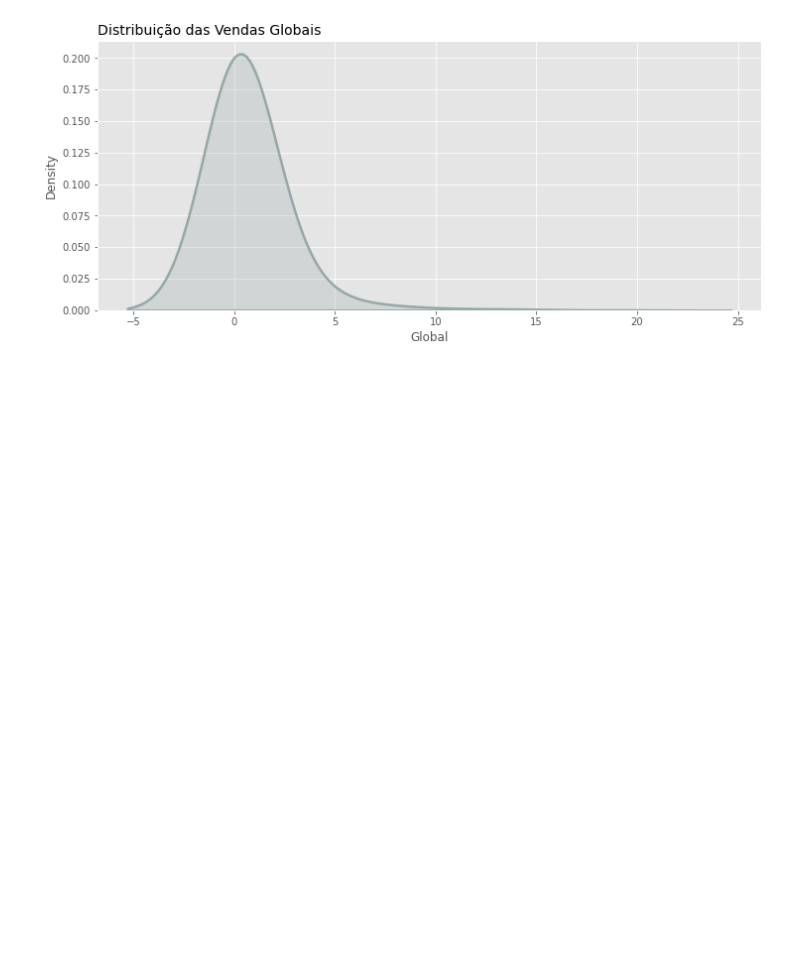
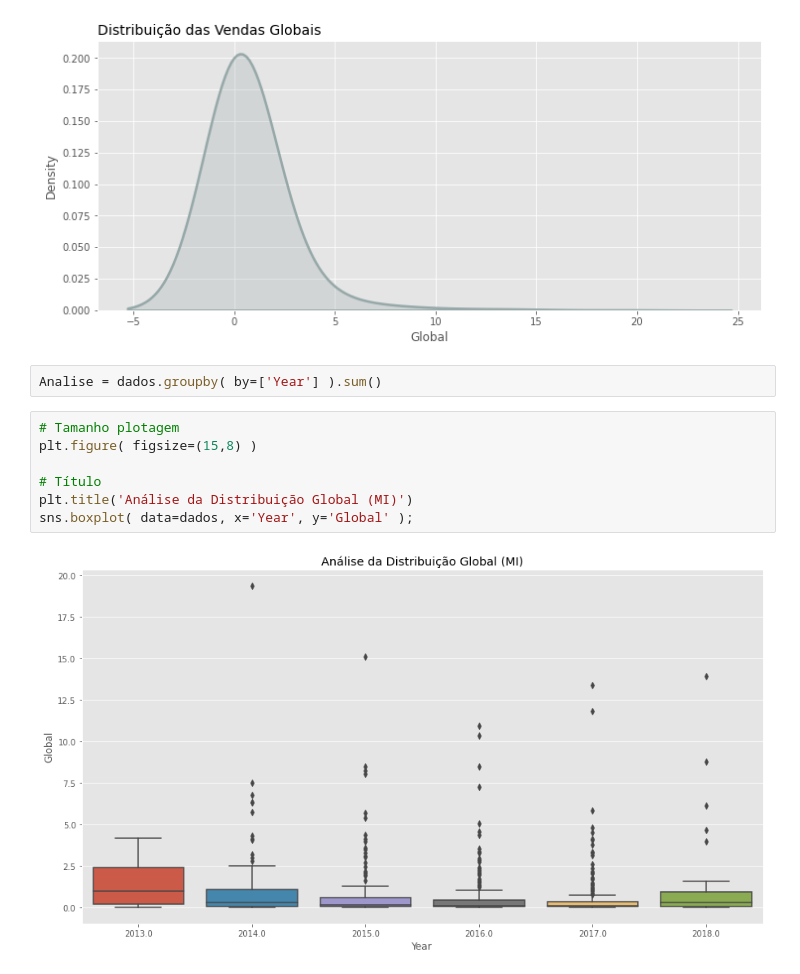
Before and after one commit to JardelSilva-86/Python-para-An-lise-de-Dados, a Jupyter notebook: Projeto_4_Mercado_de_Games.ipynb, the cells around one changed output. Drawn from its saved outputs; the diff is of its cells as text; blank space fills up the shorter version.

```diff
--- a/Projeto_4_Mercado_de_Games.ipynb
+++ b/Projeto_4_Mercado_de_Games.ipynb
@@ -178,3 +178,14 @@ plt.title( "Distribuição das Vendas Globais", loc='left', fontsize=14 )
 sns.kdeplot( dados['Global'], shade=True, bw=1, color='#96a8a8', linewidth=2.5 );
 # %% [output]
 [figure]
+# %%
+Analise = dados.groupby( by=['Year'] ).sum()
+# %%
+# Tamanho plotagem
+plt.figure( figsize=(15,8) )
+
+# Título
+plt.title('Análise da Distribuição Global (MI)')
+sns.boxplot( data=dados, x='Year', y='Global' );
+# %% [output]
+[figure, added]
```
Also changed, not shown: parts of 4 cells of this notebook.
